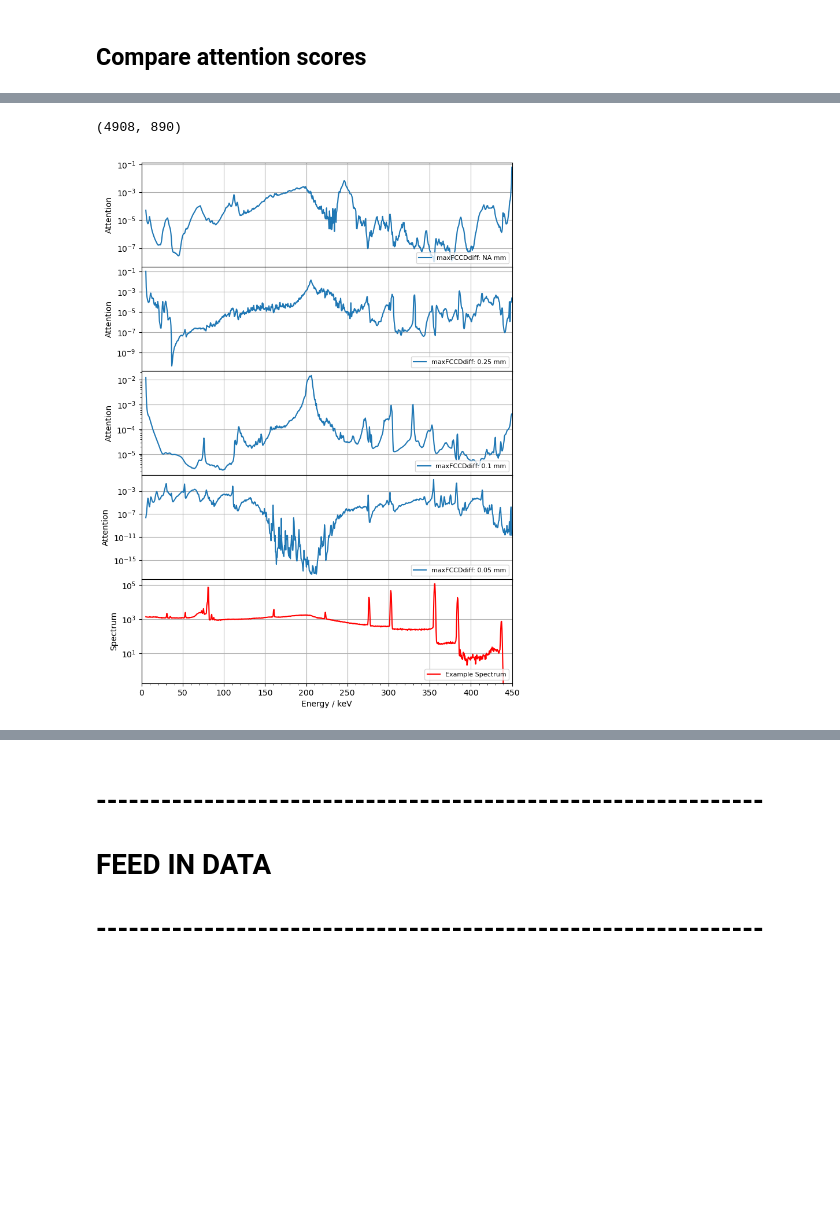
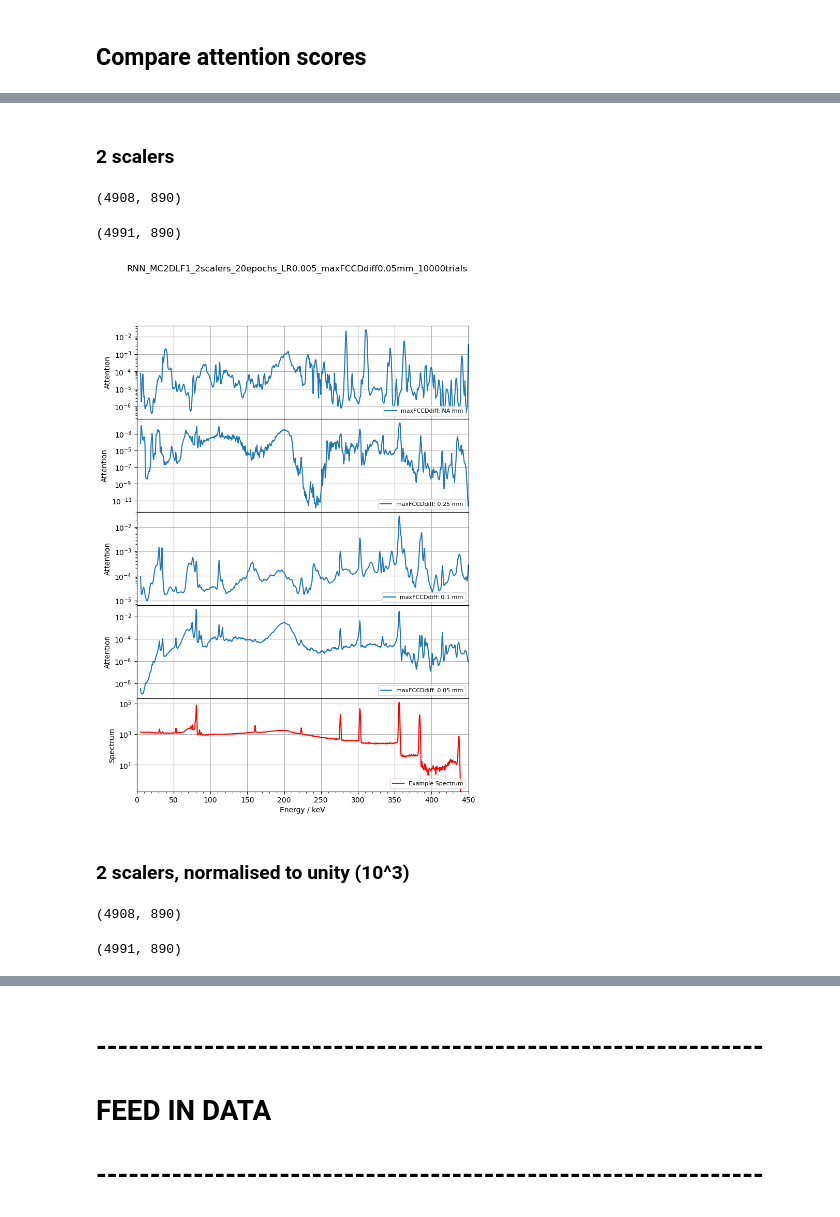
Before and after one commit to abialexander/RNN_DeadLayerFit, a Jupyter notebook: RNNperformance_RealData.ipynb, the cells around one changed output, grey strips where cells are left out. Saved outputs shown, nothing was run; the diff lists cells and outputs as text; code cells hidden in the pictures; blank space fills up the shorter version.

```diff
--- a/RNNperformance_RealData.ipynb
+++ b/RNNperformance_RealData.ipynb
@@ -103,0 +132,5 @@ Evaluated on restricted test dataset
+# %%
+maxFCCDdiff_list = ["NA", 0.5, 0.25, 0.1, 0.05, 0.01]
+NUM_EPOCHS_list = [20,20,20,20,20,20]
+compareRNNs(maxFCCDdiff_list,NUM_EPOCHS_list,LEARNING_RATE = 0.005, dataset_size = 10000, RNN_ID_start="RNN_MC2DLF1_norm1_2scalers")
+#use: https://quicklatex.com/ to view latex table
@@ -104,8 +155,7 @@ Evaluated on restricted test dataset
 # %% [markdown]
 ## Compare attention scores
 # %%
-
-def compare_attention(maxFCCDdiff_list, NUM_EPOCHS_list, test_loader, LEARNING_RATE = 0.005, dataset_size = 10000):
+def compare_attention(maxFCCDdiff_list, NUM_EPOCHS_list, test_loader, RNN_ID_start="RNN_MC2DLF1", LEARNING_RATE = 0.005, dataset_size = 10000):
 
     fig, axs = plt.subplots(nrows=len(maxFCCDdiff_list)+1, sharex=True, figsize=(8.27, 11.69)) #, figsize=(8,6))
     binwidth = 0.5 #keV
@@ -114,7 +164,6 @@ def compare_attention(maxFCCDdiff_list, NUM_EPOCHS_list, test_loader, LEARNING_R
     average_attention_list = []
     for ind, maxFCCDdiff in enumerate(maxFCCDdiff_list):
         NUM_EPOCHS = NUM_EPOCHS_list[ind]
-        RNN_ID_start = "RNN_MC2DLF1"
         if maxFCCDdiff == "NA":
             RNN_ID =RNN_ID_start+"_"+str(NUM_EPOCHS)+"epochs_LR"+str(LEARNING_RATE)+"_fulldataset_"+str(dataset_size)+"trials"
         else:
@@ -145,3 +194,4 @@ def compare_attention(maxFCCDdiff_list, NUM_EPOCHS_list, test_loader, LEARNING_R
     axs[-1].minorticks_on()
     # plt.tight_layout()
     plt.subplots_adjust(wspace=0, hspace=0)
+    plt.suptitle(RNN_ID)
@@ -148,16 +213,29 @@ def compare_attention(maxFCCDdiff_list, NUM_EPOCHS_list, test_loader, LEARNING_R
+# %% [markdown]
+### 2 scalers
 # %%
 #load full dataset - just need a spectrum for the attention plot
 dataset_size = 10000 #10000
 BATCH_SIZE = 4
-train_loader, test_loader, dataset = load_data(BATCH_SIZE, size=dataset_size, path_MC2 = MC_PATH_FCCDonly)
+train_loader_2scalers, test_loader_2scalers, dataset_2scalers = load_data(BATCH_SIZE, size=dataset_size, path_MC2 = MC_PATH_FCCDonly,
+                                              separate_scalers=True)
 # %% [output]
 (4908, 890)
+(4991, 890)
 # %%
-# maxFCCDdiff_list = ["NA", 0.5, 0.25, 0.1, 0.05, 0.01]
-# NUM_EPOCHS_list = [20,20,20,20,20,20]
 maxFCCDdiff_list = ["NA", 0.25, 0.1, 0.05]
 NUM_EPOCHS_list = [20,20,20,20]
 
-compare_attention(maxFCCDdiff_list, NUM_EPOCHS_list, test_loader)
+compare_attention(maxFCCDdiff_list, NUM_EPOCHS_list, test_loader_2scalers, RNN_ID_start="RNN_MC2DLF1_2scalers")
 # %% [output]
-[figure, old version]
+[figure, new version]
+# %% [markdown]
+### 2 scalers, normalised to unity (10^3)
+# %%
+#load full dataset - just need a spectrum for the attention plot
+dataset_size = 10000 #10000
+BATCH_SIZE = 4
+train_loader_norm1_2scalers, test_loader_norm1_2scalers, dataset_norm1_2scalers = load_data(BATCH_SIZE, size=dataset_size, path_MC2 = MC_PATH_FCCDonly,
+                                              separate_scalers=True, normaliseSpectraUnity = True)
+# %% [output]
+(4908, 890)
+(4991, 890)
```
Also changed, not shown: parts of 37 cells of this notebook, 3 other files.
